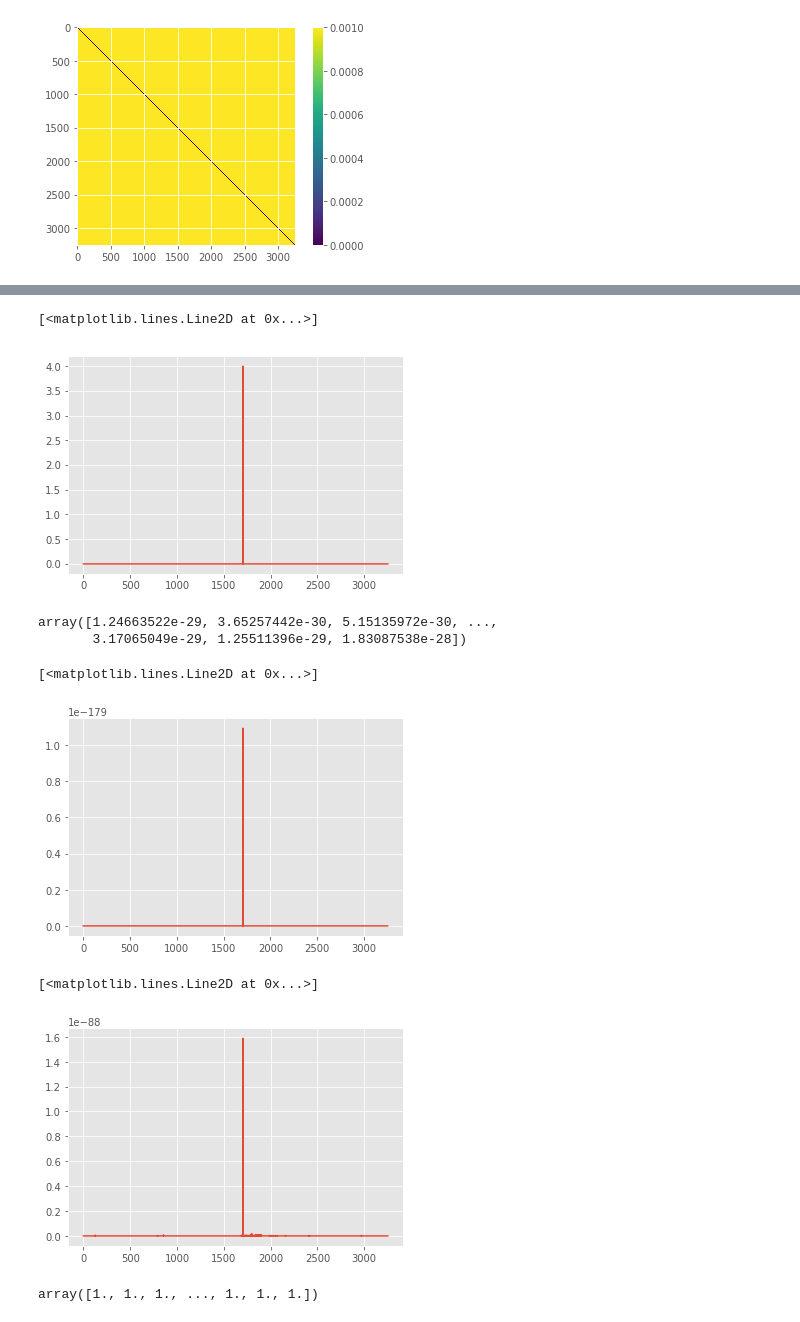
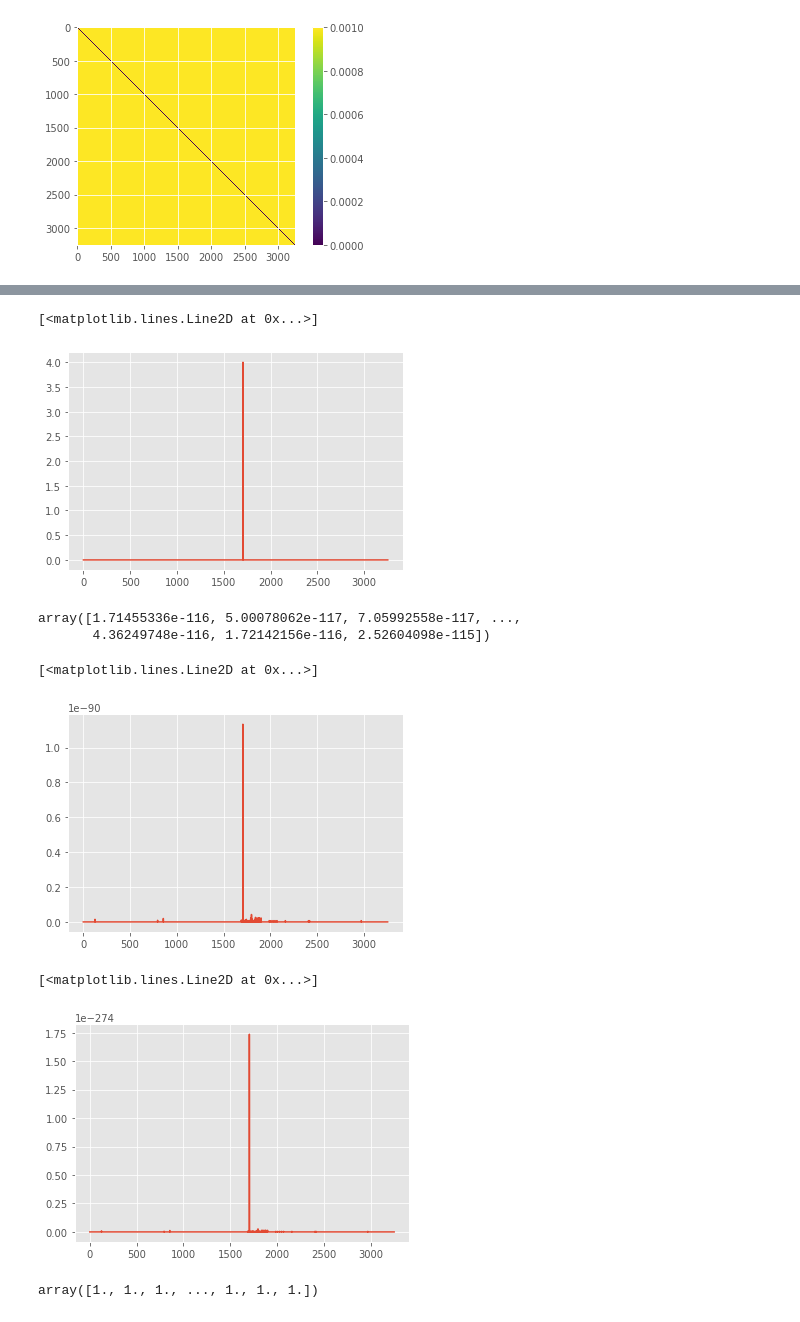
Before and after one commit to everyxs/NavigationMDP, a Jupyter notebook: code.ipynb, the cells around one changed output, grey strips where cells are left out. Drawn from its saved outputs; the diff is of its cells as text; code cells hidden in the pictures.

```diff
--- a/code.ipynb
+++ b/code.ipynb
@@ -458,7 +478,7 @@ plt.show()
 from numpy import linalg as LA
 transCost = np.ones(len(L),dtype="float64")
 transCost[1705] = 0
-transCost = np.exp(-10*transCost)
+transCost = np.exp(-50*transCost)
 TP = np.matmul(np.diag(transCost),P0)
 TP
 #eigvals, eigvecs = LA.eig(np.matmul(T, P0))
@@ -470,26 +502,26 @@ NameError: name 'L' is not defined
 plt.plot(np.matmul(TP,e))
 # %% [output]
 [<matplotlib.lines.Line2D at 0x...>]
-[figure, old version]
+[figure, new version]
 # %%
 TP8 = np.linalg.matrix_power(TP,8)
 TP8.sum(axis=0)
 # %% [output]
-array([1.24663522e-29, 3.65257442e-30, 5.15135972e-30, ...,
-       3.17065049e-29, 1.25511396e-29, 1.83087538e-28])
+array([1.71455336e-116, 5.00078062e-117, 7.05992558e-117, ...,
+       4.36249748e-116, 1.72142156e-116, 2.52604098e-115])
 # %%
 #plt.plot(np.sort(np.matmul(TP8,e)))
 plt.plot(np.matmul(TP8,e))
 # %% [output]
 [<matplotlib.lines.Line2D at 0x...>]
-[figure, old version]
+[figure, new version]
 # %%
-TP32 = np.matmul(np.linalg.matrix_power(TP,32),e)
+TP32 = np.matmul(np.linalg.matrix_power(TP,24),e)
 #plt.plot(np.sort(np.matmul(TP32,e)))
 plt.plot(TP32)
 # %% [output]
 [<matplotlib.lines.Line2D at 0x...>]
-[figure, old version]
+[figure, new version]
 # %%
 TP16N = TP32/sum(TP32)
 EP = np.matmul(np.diag(TP16N),P0)
```
Also changed, not shown: parts of 27 cells of this notebook.
